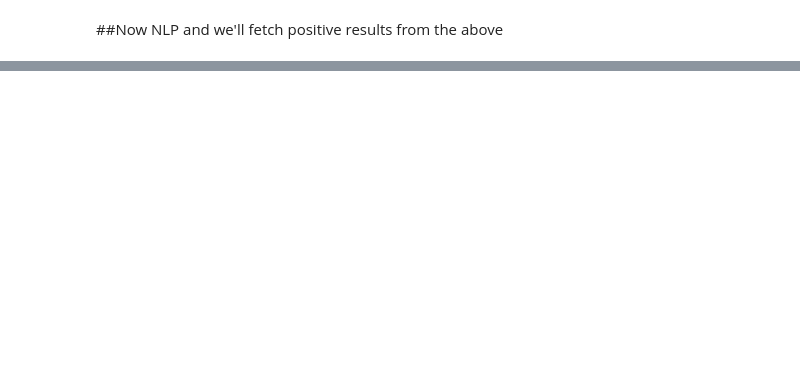
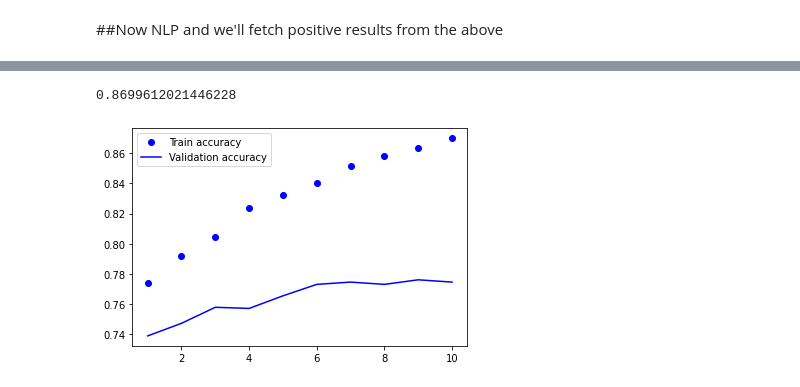
Before and after one commit to CLASHERBROs/datasicence-minor-project, a Jupyter notebook: data_sci_eval.ipynb, the cells around one changed output, grey strips where cells are left out. Cells and saved outputs as stored; diff of their text form; code cells hidden in the pictures; blank space fills up the shorter version.

```diff
--- a/data_sci_eval.ipynb
+++ b/data_sci_eval.ipynb
@@ -195,0 +631,13 @@ test_df
+# %%
+le = LabelEncoder()
+y_train_le = le.fit_transform(y_train)
+y_test_le = le.transform(y_test)
+y_train_oh = to_categorical(y_train_le)
+y_test_oh = to_categorical(y_test_le)
+# %%
+X_train_emb, X_valid_emb, y_train_emb, y_valid_emb = train_test_split(X_train_seq_trunc, y_train_oh, test_size=0.1, random_state=37)
+
+assert X_valid_emb.shape[0] == y_valid_emb.shape[0]
+assert X_train_emb.shape[0] == y_train_emb.shape[0]
+
+print('Shape of validation set:',X_valid_emb.shape)
@@ -195,0 +648,6 @@ test_df
+# %%
+emb_model = models.Sequential()
+emb_model.add(layers.Embedding(NB_WORDS, 8, input_length=MAX_LEN))
+emb_model.add(layers.Flatten())
+emb_model.add(layers.Dense(3, activation='softmax'))
+emb_model.summary()
@@ -195,0 +670,9 @@ test_df
+# %%
+emb_history = deep_model(emb_model, X_train_emb, y_train_emb, X_valid_emb, y_valid_emb)
+emb_history.history['accuracy'][-1]
+# %% [output]
+0.8699612021446228
+# %%
+eval_metric(emb_history, 'accuracy')
+# %% [output]
+[figure, added]
```
Also changed, not shown: parts of 53 cells of this notebook.
